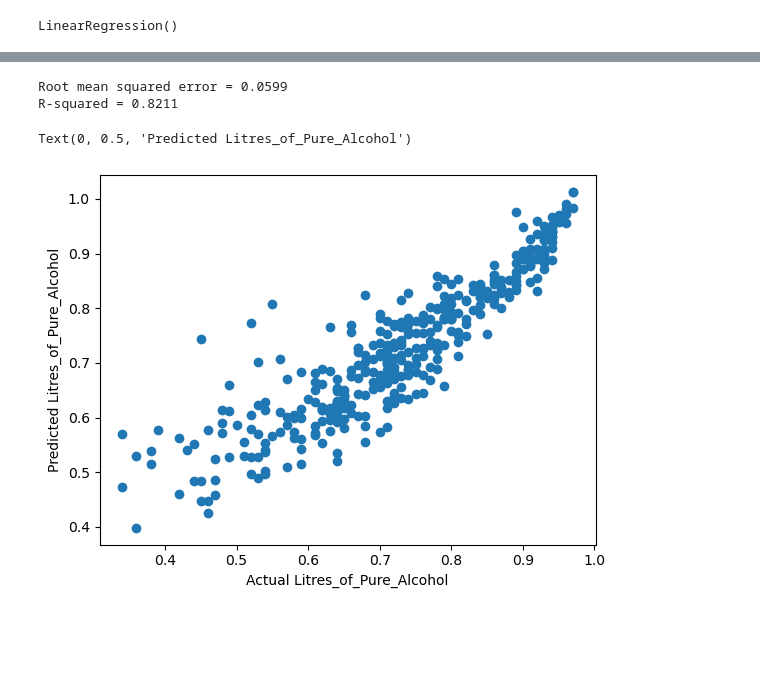
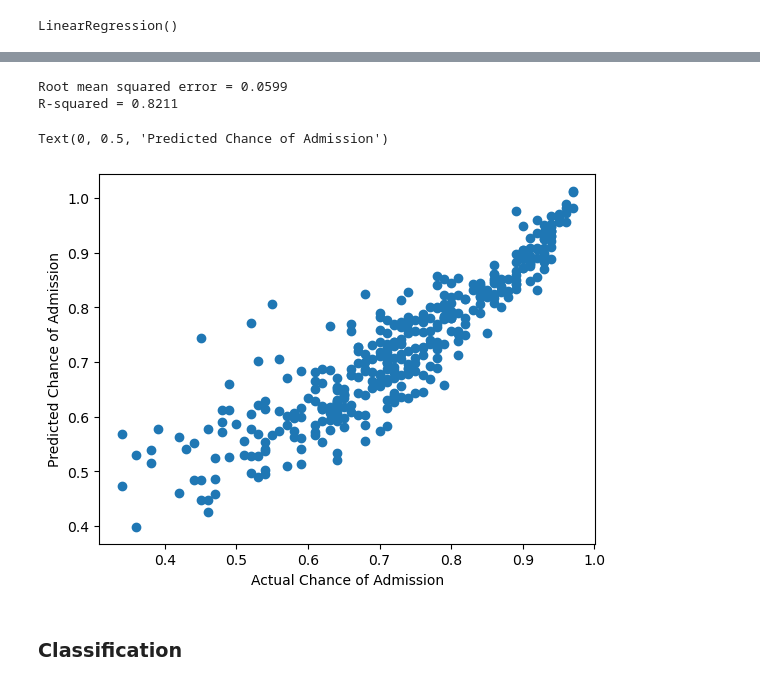
Before and after one commit to OtaSteven/CSC177_Proj, a Jupyter notebook: Linear_Regression/linear_regression.ipynb, the cells around one changed output, grey strips where cells are left out. Drawn from its saved outputs; the diff is of its cells as text; code cells hidden in the pictures; blank space fills up the shorter version.

```diff
--- a/Linear_Regression/linear_regression.ipynb
+++ b/Linear_Regression/linear_regression.ipynb
@@ -363,17 +457,3 @@ dtype: int64
 | 9 | 10 | 323 | 108 | 3 | 3.5 | 3.0 | 8.60 | 0 | ... |
 # %% [markdown]
 Convert CGPA to the normal GPA style which ranges from 1 to 5
-# %%
-oldRange = (admission_Data['CGPA'].max() - admission_Data['CGPA'].min())
-newRange = (5-1)
-admission_Data['New_GPA'] = round(((((admission_Data['CGPA'] - admission_Data['CGPA'].min()) * newRange) / oldRange) + 1), 2)
-
-oldRange = (admission_Data['GRE Score'].max() - admission_Data['GRE Score'].min())
-newRange = (5-1)
-admission_Data['New_GRE'] = round(((((admission_Data['GRE Score'] - admission_Data['GRE Score'].min()) * newRange) / oldRange) + 1), 2)
-
-oldRange = (admission_Data['TOEFL Score'].max() - admission_Data['TOEFL Score'].min())
-newRange = (5-1)
-admission_Data['New_TOEFL'] = round(((((admission_Data['TOEFL Score'] - admission_Data['TOEFL Score'].min()) * newRange) / oldRange) + 1), 2)
-
-admission_Data
@@ -395,33 +481,34 @@ admission_Data
 from sklearn.model_selection import train_test_split
 from sklearn import preprocessing
 
-x_train, x_test, y_train, y_test = train_test_split(
-    admission_Data[['New_GPA', 'New_GRE', 'New_TOEFL']],
+x_train3, x_test3, y_train3, y_test3 = train_test_split(
+    admission_Data[['CGPA', 'GRE Score', 'TOEFL Score']],
     admission_Data['Chance of Admit'],
     test_size=0.25,
     random_state=3
 )
 
-print("x_train shape: ", x_train.shape)
-print("y_train shape: ", y_train.shape)
+print("x_train shape: ", x_train3.shape)
+print("y_train shape: ", y_train3.shape)
 
-print("x_test shape: ", x_test.shape)
-print("y_test shape: ", y_test.shape)
+print("x_test shape: ", x_test3.shape)
+print("y_test shape: ", y_test3.shape)
 # %% [output]
 x_train shape:  (375, 3)
 y_train shape:  (375,)
 x_test shape:  (125, 3)
 y_test shape:  (125,)
 # %%
+from sklearn import linear_model
 # Create linear regression object
 regr = linear_model.LinearRegression()
 
 # Fit regression model to the training set
-regr.fit(x_train, y_train)
+regr.fit(x_train3, y_train3)
 # %% [output]
 LinearRegression()
 # %%
 # Apply model to the test set
-y_pred_train = regr.predict(x_train)
-y_pred_train
+y_pred_train3 = regr.predict(x_train3)
+y_pred_train3
 # %% [output]
@@ -445,13 +532,15 @@ array([0.59594652, 0.53457471, 0.57338857, 0.48964212, 0.65462162,
 # %%
 # Model evaluation
-print("Root mean squared error = %.4f" % np.sqrt(mean_squared_error(y_train, y_pred_train)))
-print('R-squared = %.4f' % r2_score(y_train, y_pred_train))
+print("Root mean squared error = %.4f" % np.sqrt(mean_squared_error(y_train3, y_pred_train3)))
+print('R-squared = %.4f' % r2_score(y_train3, y_pred_train3))
 
-plt.scatter(y_train, y_pred_train)
-plt.xlabel("Actual Litres_of_Pure_Alcohol")
-plt.ylabel("Predicted Litres_of_Pure_Alcohol")
+plt.scatter(y_train3, y_pred_train3)
+plt.xlabel("Actual Chance of Admission")
+plt.ylabel("Predicted Chance of Admission")
 # %% [output]
 Root mean squared error = 0.0599
 R-squared = 0.8211
-Text(0, 0.5, 'Predicted Litres_of_Pure_Alcohol')
+Text(0, 0.5, 'Predicted Chance of Admission')
-[figure, old version]
+[figure, new version]
+# %% [markdown]
+### Classification
```
Also changed, not shown: parts of 29 cells of this notebook, 1 other file.
